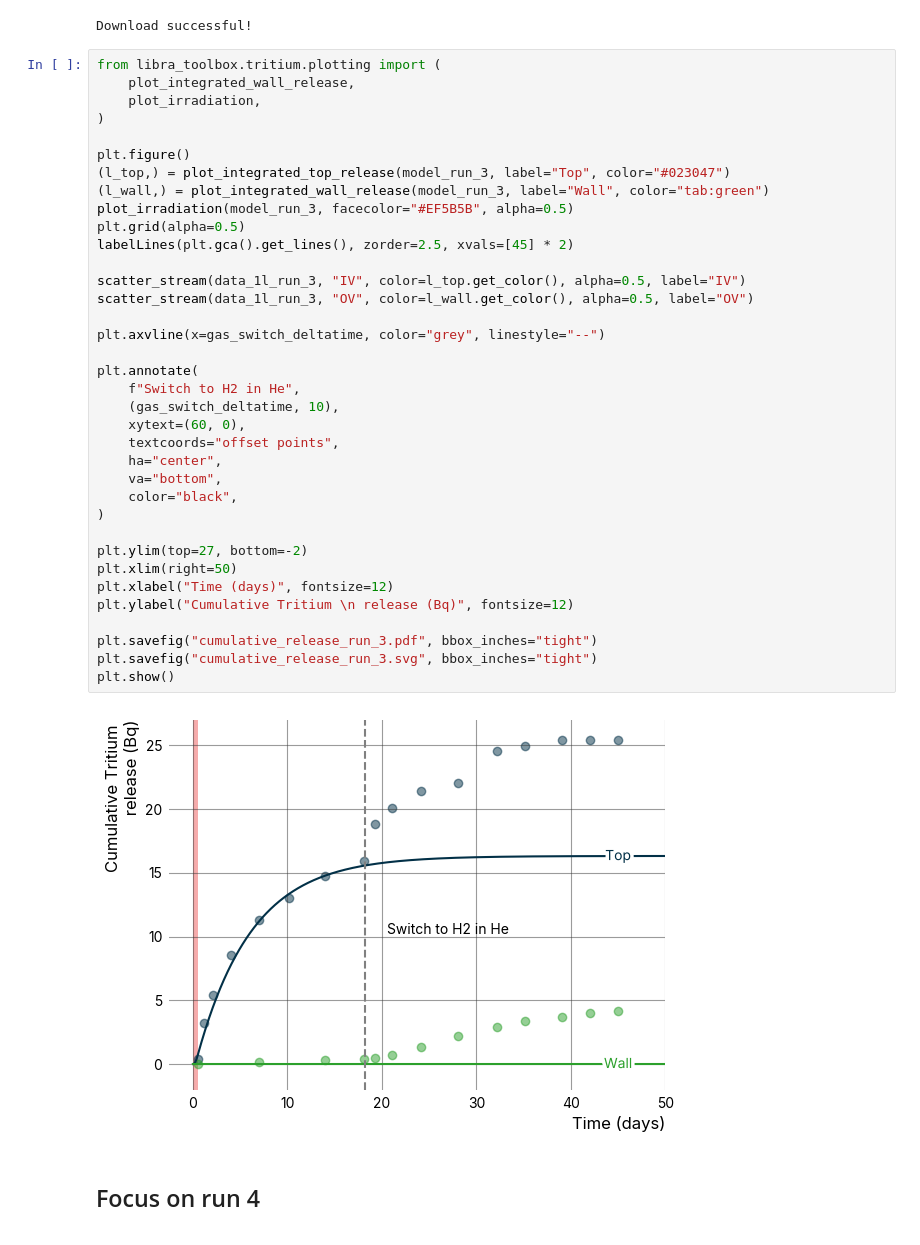
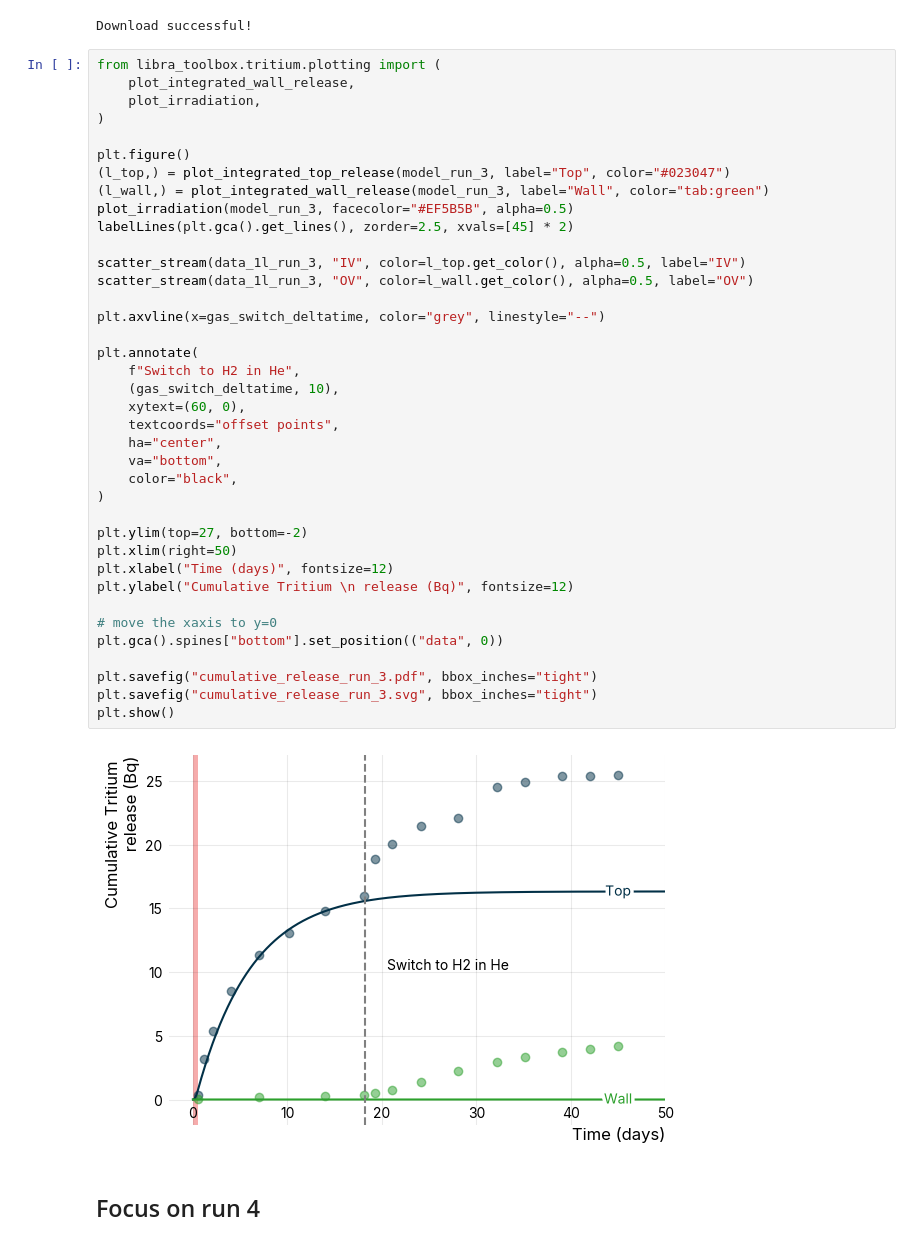
Before and after one commit to LIBRA-project/baby-1l-paper, a Jupyter notebook: main.ipynb, the cells around one changed output. Drawn from its saved outputs; the diff is of its cells as text.

```diff
--- a/main.ipynb
+++ b/main.ipynb
@@ -676,35 +699,37 @@ from libra_toolbox.tritium.plotting import (
 plt.figure()
 (l_top,) = plot_integrated_top_release(model_run_3, label="Top", color="#023047")
 (l_wall,) = plot_integrated_wall_release(model_run_3, label="Wall", color="tab:green")
 plot_irradiation(model_run_3, facecolor="#EF5B5B", alpha=0.5)
-plt.grid(alpha=0.5)
 labelLines(plt.gca().get_lines(), zorder=2.5, xvals=[45] * 2)
 
 scatter_stream(data_1l_run_3, "IV", color=l_top.get_color(), alpha=0.5, label="IV")
 scatter_stream(data_1l_run_3, "OV", color=l_wall.get_color(), alpha=0.5, label="OV")
 
 plt.axvline(x=gas_switch_deltatime, color="grey", linestyle="--")
 
 plt.annotate(
     f"Switch to H2 in He",
     (gas_switch_deltatime, 10),
     xytext=(60, 0),
     textcoords="offset points",
     ha="center",
     va="bottom",
     color="black",
 )
 
 plt.ylim(top=27, bottom=-2)
 plt.xlim(right=50)
 plt.xlabel("Time (days)", fontsize=12)
 plt.ylabel("Cumulative Tritium \n release (Bq)", fontsize=12)
 
+# move the xaxis to y=0
+plt.gca().spines["bottom"].set_position(("data", 0))
+
 plt.savefig("cumulative_release_run_3.pdf", bbox_inches="tight")
 plt.savefig("cumulative_release_run_3.svg", bbox_inches="tight")
 plt.show()
 # %% [output]
-[figure, old version]
+[figure, new version]
 # %% [markdown]
 ## Focus on run 4
 # %%
```
Also changed, not shown: parts of 5 cells of this notebook.
